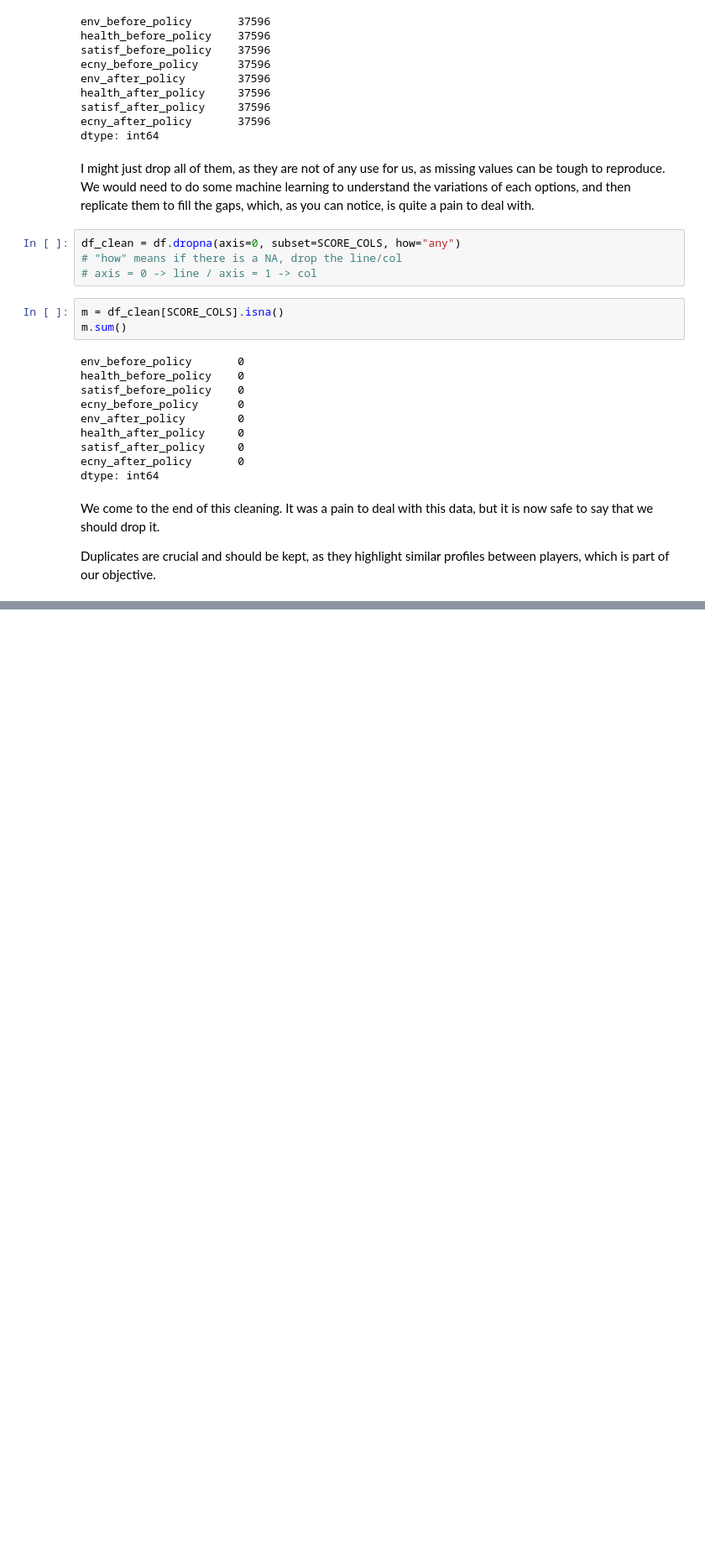
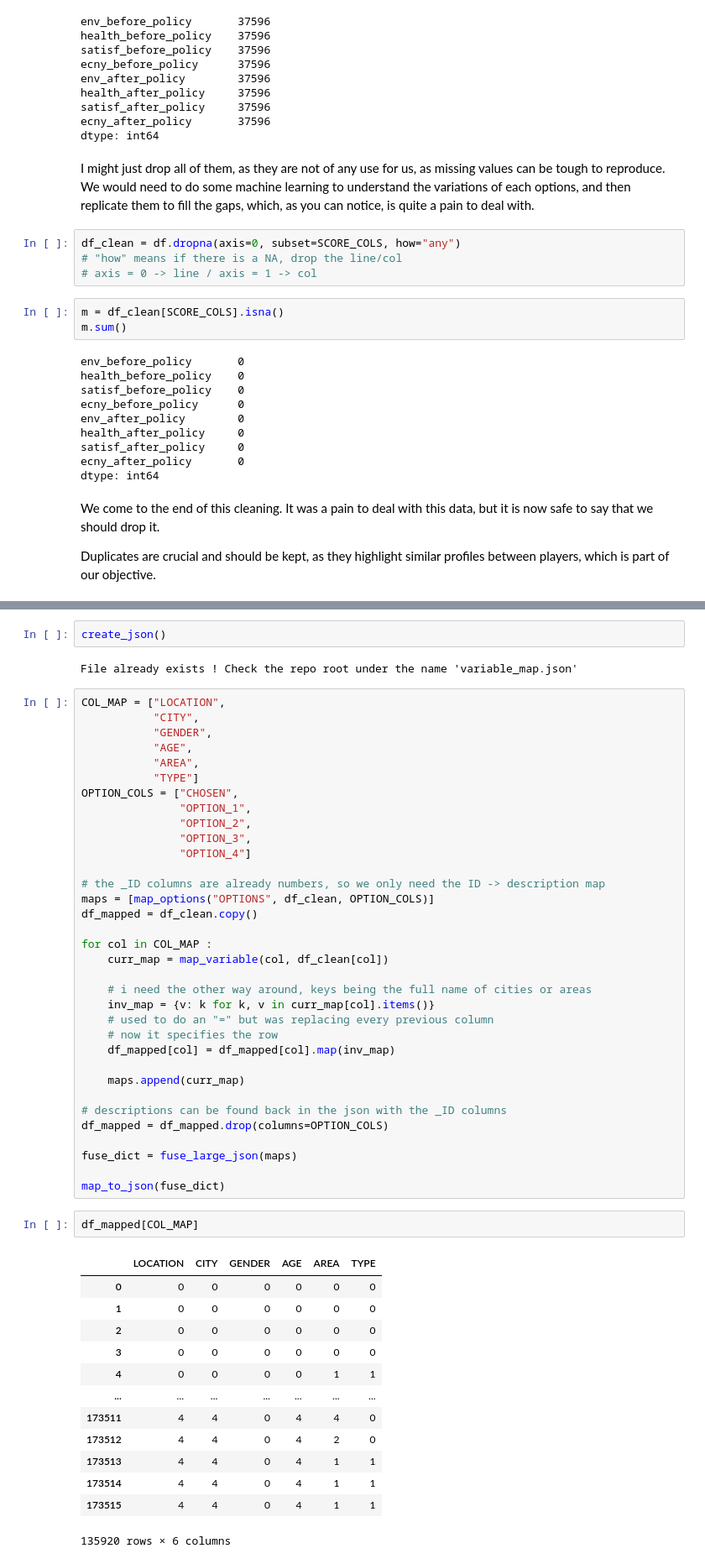
Before and after one commit to Fullbust505/CitySkylinesDataAnalysis, a Jupyter notebook: tests.ipynb, the cells around one changed output, grey strips where cells are left out. Shown at 84% size. Drawn from its saved outputs; the diff is of its cells as text; blank space fills up the shorter version.

```diff
--- a/tests.ipynb
+++ b/tests.ipynb
@@ -134,0 +232,54 @@ Duplicates are crucial and should be kept, as they highlight similar profiles be
+# %%
+create_json()
+# %% [output]
+File already exists ! Check the repo root under the name 'variable_map.json'
+# %%
+COL_MAP = ["LOCATION",
+           "CITY",
+           "GENDER",
+           "AGE",
+           "AREA",
+           "TYPE"]
+OPTION_COLS = ["CHOSEN",
+               "OPTION_1",
+               "OPTION_2",
+               "OPTION_3",
+               "OPTION_4"]
+
+# the _ID columns are already numbers, so we only need the ID -> description map
+maps = [map_options("OPTIONS", df_clean, OPTION_COLS)]
+df_mapped = df_clean.copy()
+
+for col in COL_MAP :
+    curr_map = map_variable(col, df_clean[col])
+
+    # i need the other way around, keys being the full name of cities or areas
+    inv_map = {v: k for k, v in curr_map[col].items()}
+    # used to do an "=" but was replacing every previous column
+    # now it specifies the row
+    df_mapped[col] = df_mapped[col].map(inv_map)
+
+    maps.append(curr_map)
+
+# descriptions can be found back in the json with the _ID columns
+df_mapped = df_mapped.drop(columns=OPTION_COLS)
+
+fuse_dict = fuse_large_json(maps)
+
+map_to_json(fuse_dict)
+# %%
+df_mapped[COL_MAP]
+# %% [output]
+|  | LOCATION | CITY | GENDER | AGE | AREA | TYPE |
+| 0 | 0 | 0 | 0 | 0 | 0 | 0 |
+| 1 | 0 | 0 | 0 | 0 | 0 | 0 |
+| 2 | 0 | 0 | 0 | 0 | 0 | 0 |
+| 3 | 0 | 0 | 0 | 0 | 0 | 0 |
+| 4 | 0 | 0 | 0 | 0 | 1 | 1 |
+| ... | ... | ... | ... | ... | ... | ... |
+| 173511 | 4 | 4 | 0 | 4 | 4 | 0 |
+| 173512 | 4 | 4 | 0 | 4 | 2 | 0 |
+| 173513 | 4 | 4 | 0 | 4 | 1 | 1 |
+| 173514 | 4 | 4 | 0 | 4 | 1 | 1 |
+| 173515 | 4 | 4 | 0 | 4 | 1 | 1 |
+135920 rows × 6 columns
```
Also changed, not shown: parts of 6 cells of this notebook, 2 other files.
